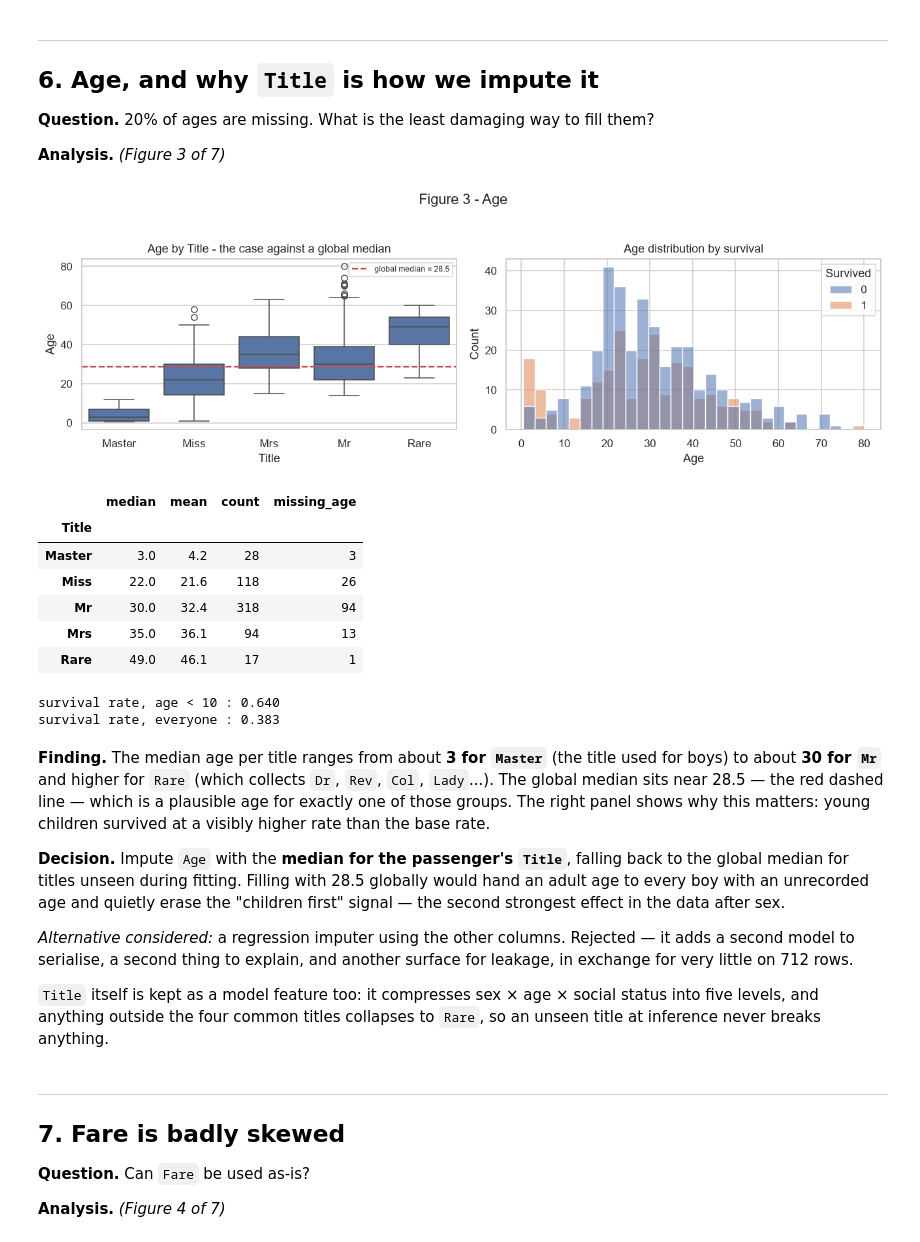
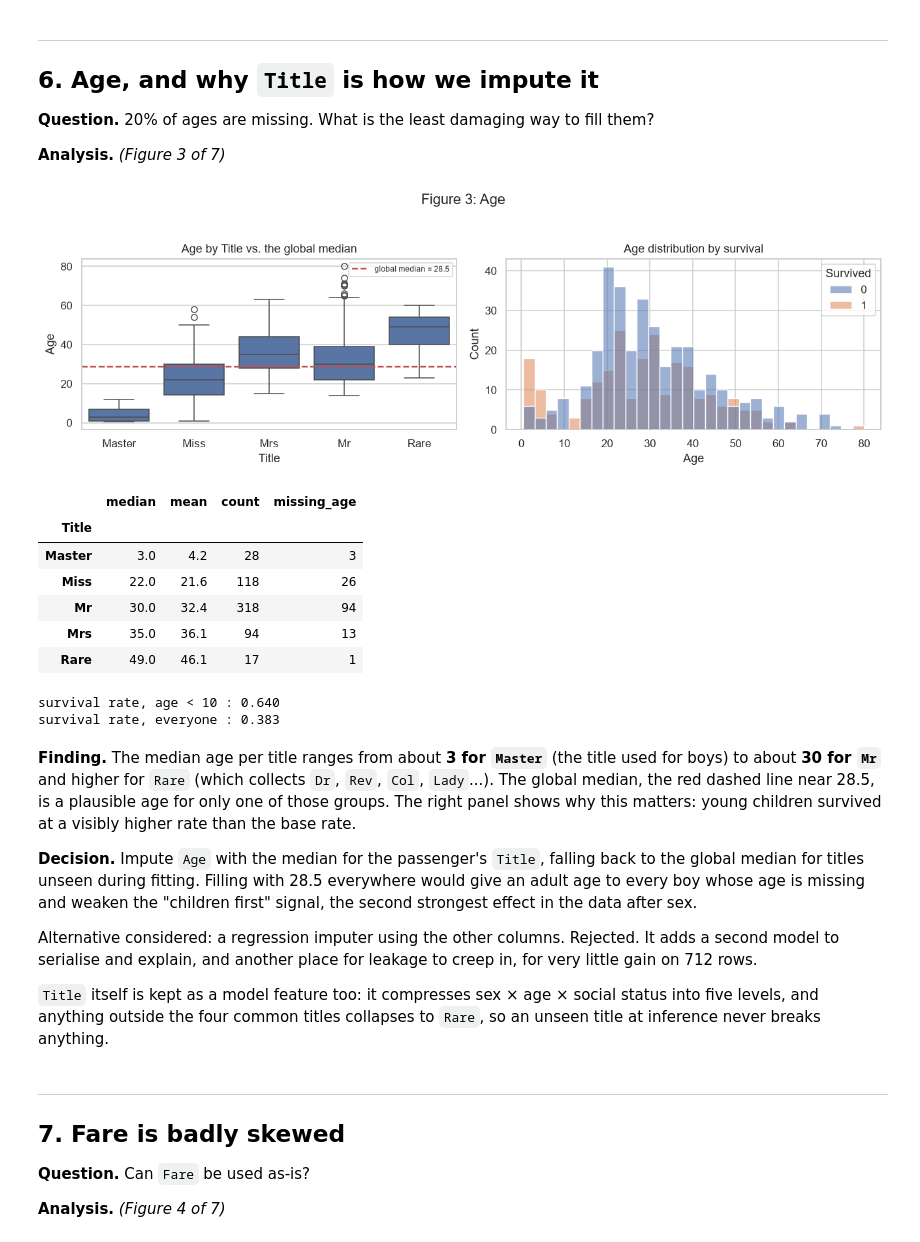
Before and after one commit to inbartam/titanic_assigment, a Jupyter notebook: notebooks/eda.ipynb, the cells around one changed output. Saved outputs shown, nothing was run; the diff lists cells and outputs as text; code cells hidden in the pictures.

```diff
--- a/notebooks/eda.ipynb
+++ b/notebooks/eda.ipynb
@@ -325,31 +328,31 @@ linear — the 1st-to-2nd gap is much wider than the 2nd-to-3rd gap.
 # %%
 fig, axes = plt.subplots(1, 2, figsize=(12, 3.8))
 
 order = ["Master", "Miss", "Mrs", "Mr", "Rare"]
 order = [t for t in order if t in df["Title"].unique()]
 sns.boxplot(data=df, x="Title", y="Age", order=order, ax=axes[0])
 global_median = df["Age"].median()
 axes[0].axhline(global_median, color="#c44e52", ls="--", lw=1.6,
                 label=f"global median = {global_median:.1f}")
-axes[0].set_title("Age by Title - the case against a global median")
+axes[0].set_title("Age by Title vs. the global median")
 axes[0].legend(fontsize=8)
 
 sns.histplot(data=df, x="Age", hue=TARGET_COLUMN, bins=30, multiple="layer",
              alpha=0.55, ax=axes[1])
 axes[1].set_title("Age distribution by survival")
 
-fig.suptitle("Figure 3 - Age", y=1.04)
+fig.suptitle("Figure 3: Age", y=1.04)
 plt.show()
 
 age_table = df.groupby("Title")["Age"].agg(["median", "mean", "count"]).round(1)
 age_table["missing_age"] = df[df["Age"].isna()].groupby("Title").size()
 display(age_table)
 
 children = df[df["Age"] < 10][TARGET_COLUMN].mean()
 print(f"\nsurvival rate, age < 10 : {children:.3f}")
 print(f"survival rate, everyone : {base_rate:.3f}")
 # %% [output]
-[figure, old version]
+[figure, new version]
 |  | median | mean | count | missing_age |
 | Title |  |  |  |  |
 | Master | 3.0 | 4.2 | 28 | 3 |
@@ -362,18 +365,18 @@ survival rate, everyone : 0.383
 # %% [markdown]
 **Finding.** The median age per title ranges from about **3 for `Master`** (the title used for
 boys) to about **30 for `Mr`** and higher for `Rare` (which collects `Dr`, `Rev`, `Col`,
-`Lady`...). The global median sits near 28.5 — the red dashed line — which is a plausible age
-for exactly one of those groups. The right panel shows why this matters: young children
-survived at a visibly higher rate than the base rate.
+`Lady`...). The global median, the red dashed line near 28.5, is a plausible age for only one
+of those groups. The right panel shows why this matters: young children survived at a
+visibly higher rate than the base rate.
 
-**Decision.** Impute `Age` with the **median for the passenger's `Title`**, falling back to the
-global median for titles unseen during fitting. Filling with 28.5 globally would hand an adult
-age to every boy with an unrecorded age and quietly erase the "children first" signal — the
+**Decision.** Impute `Age` with the median for the passenger's `Title`, falling back to the
+global median for titles unseen during fitting. Filling with 28.5 everywhere would give an
+adult age to every boy whose age is missing and weaken the "children first" signal, the
 second strongest effect in the data after sex.
 
-*Alternative considered:* a regression imputer using the other columns. Rejected — it adds a
-second model to serialise, a second thing to explain, and another surface for leakage, in
-exchange for very little on 712 rows.
+Alternative considered: a regression imputer using the other columns. Rejected. It adds a
+second model to serialise and explain, and another place for leakage to creep in, for very
+little gain on 712 rows.
 
 `Title` itself is kept as a model feature too: it compresses sex × age × social status into
 five levels, and anything outside the four common titles collapses to `Rare`, so an unseen
```
Also changed, not shown: parts of 24 cells of this notebook, 46 other files.
